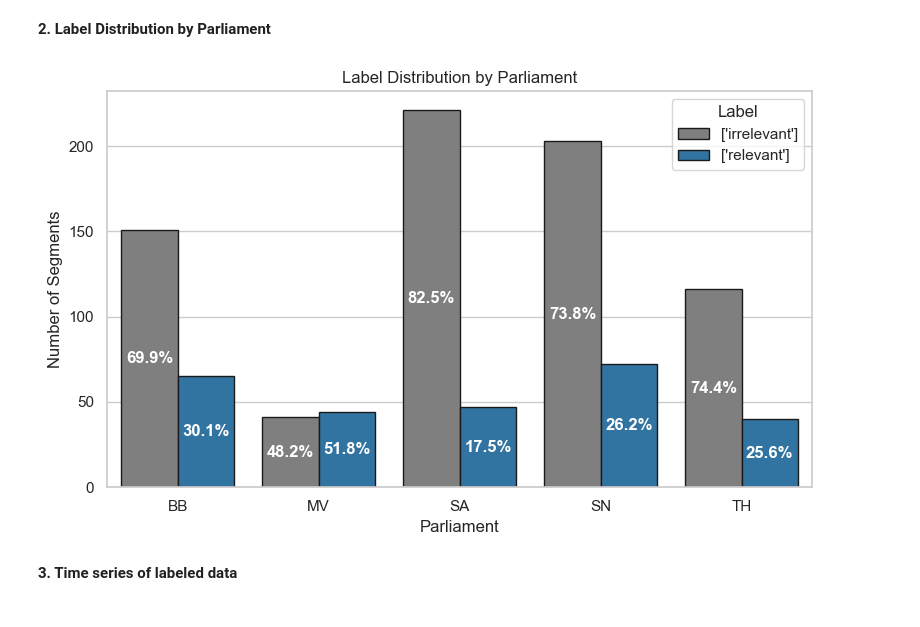
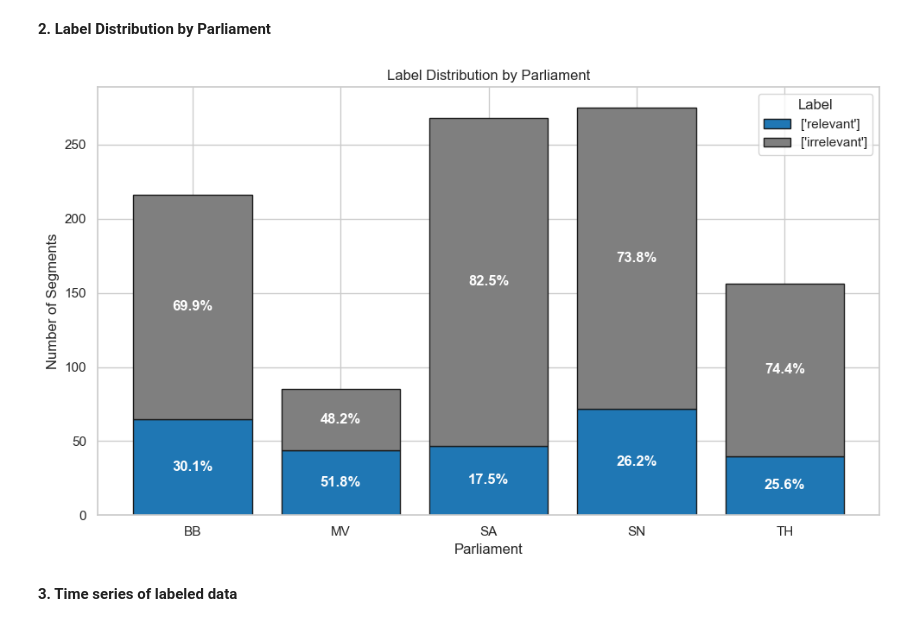
Before and after one commit to theolenko/bachelorsthesis_notebook_code, a Jupyter notebook: 04doccano_labeling/transform_and_explore_labeled_data.ipynb, the cells around one changed output. Saved outputs shown, nothing was run; the diff lists cells and outputs as text; code cells hidden in the pictures.

Commit message:
modified one visualization for better understanding of class distribution

```diff
--- a/04doccano_labeling/transform_and_explore_labeled_data.ipynb
+++ b/04doccano_labeling/transform_and_explore_labeled_data.ipynb
@@ -148,52 +148,62 @@ Passing `palette` without assigning `hue` is deprecated and will be removed in v
 # %% [markdown]
 **2. Label Distribution by Parliament**
 # %%
-# Calculate counts and percentages per parliament
-# 1) First, create basic grouping and get counts
-grouped = df.groupby(['Parliament', 'Label']).size()
+# Calculate counts per parliament and reshape data
+pivot_data = df.groupby(['Parliament', 'Label']).size().unstack(fill_value=0)
 
-# 2) Calculate percentages for labels
-percentages = grouped.groupby(level=0).transform(lambda x: 100 * x / x.sum())
+# Calculate percentages
+total_per_parliament = pivot_data.sum(axis=1)
+percentage_data = (pivot_data.div(total_per_parliament, axis=0) * 100).round(1)
 
-# 3) Combine into a new DataFrame
-result = pd.DataFrame({
-    'Parliament': grouped.index.get_level_values(0),
-    'Label': grouped.index.get_level_values(1),
-    'Count': grouped.values,
-    'Pct': percentages
-})
+# Create figure
+plt.figure(figsize=(10, 6))
 
-plt.figure(figsize=(8,5))
-# Create bar plot with counts
-ax = sns.barplot(
-    data=result,
-    x='Parliament',
-    y='Count',
-    hue='Label',
-    palette=[label_colors[x] for x in result['Label'].unique()],
-    edgecolor='k'
-)
+# Plot stacked bars - relevant first (bottom)
+bottom_bars = plt.bar(pivot_data.index,
+                     pivot_data["['relevant']"],
+                     label="['relevant']",
+                     color=label_colors["['relevant']"],
+                     edgecolor='k')
 
-# Add percentage annotations in the middle of each bar
-for container in ax.containers:
-    # Get the heights for this container
-    heights = [h.get_height() for h in container]
-    # Get the corresponding percentages
-    labels = ['%.1f%%' % p for p in result.loc[result['Count'].isin(heights), 'Pct']]
-    ax.bar_label(container,
-                 labels=labels,
-                 label_type='center',
-                 color='white',
-                 fontweight='bold')
+# Then plot irrelevant on top
+top_bars = plt.bar(pivot_data.index,
+                   pivot_data["['irrelevant']"],
+                   bottom=pivot_data["['relevant']"],
+                   label="['irrelevant']",
+                   color=label_colors["['irrelevant']"],
+                   edgecolor='k')
+
+# Add percentage annotations in the middle of each segment
+for idx, parliament in enumerate(pivot_data.index):
+    # For relevant (bottom) segments
+    height_relevant = pivot_data.loc[parliament, "['relevant']"]
+    bottom_relevant = height_relevant/2
+    percentage_relevant = percentage_data.loc[parliament, "['relevant']"]
+    plt.text(idx, bottom_relevant,
+            f'{percentage_relevant:.1f}%',
+            ha='center', va='center',
+            color='white',
+            fontweight='bold')
+
+    # For irrelevant (top) segments
+    height_irrelevant = pivot_data.loc[parliament, "['irrelevant']"]
+    bottom_irrelevant = height_relevant + height_irrelevant/2
+    percentage_irrelevant = percentage_data.loc[parliament, "['irrelevant']"]
+    plt.text(idx, bottom_irrelevant,
+            f'{percentage_irrelevant:.1f}%',
+            ha='center', va='center',
+            color='white',
+            fontweight='bold')
 
 plt.title("Label Distribution by Parliament")
 plt.ylabel("Number of Segments")
 plt.xlabel("Parliament")
 plt.legend(title="Label")
+
 plt.tight_layout()
 plt.show()
 # %% [output]
-[figure, old version]
+[figure, new version]
 # %% [markdown]
 **3. Time series of labeled data**
 # %%
```
Also changed, not shown: 1 other file.
